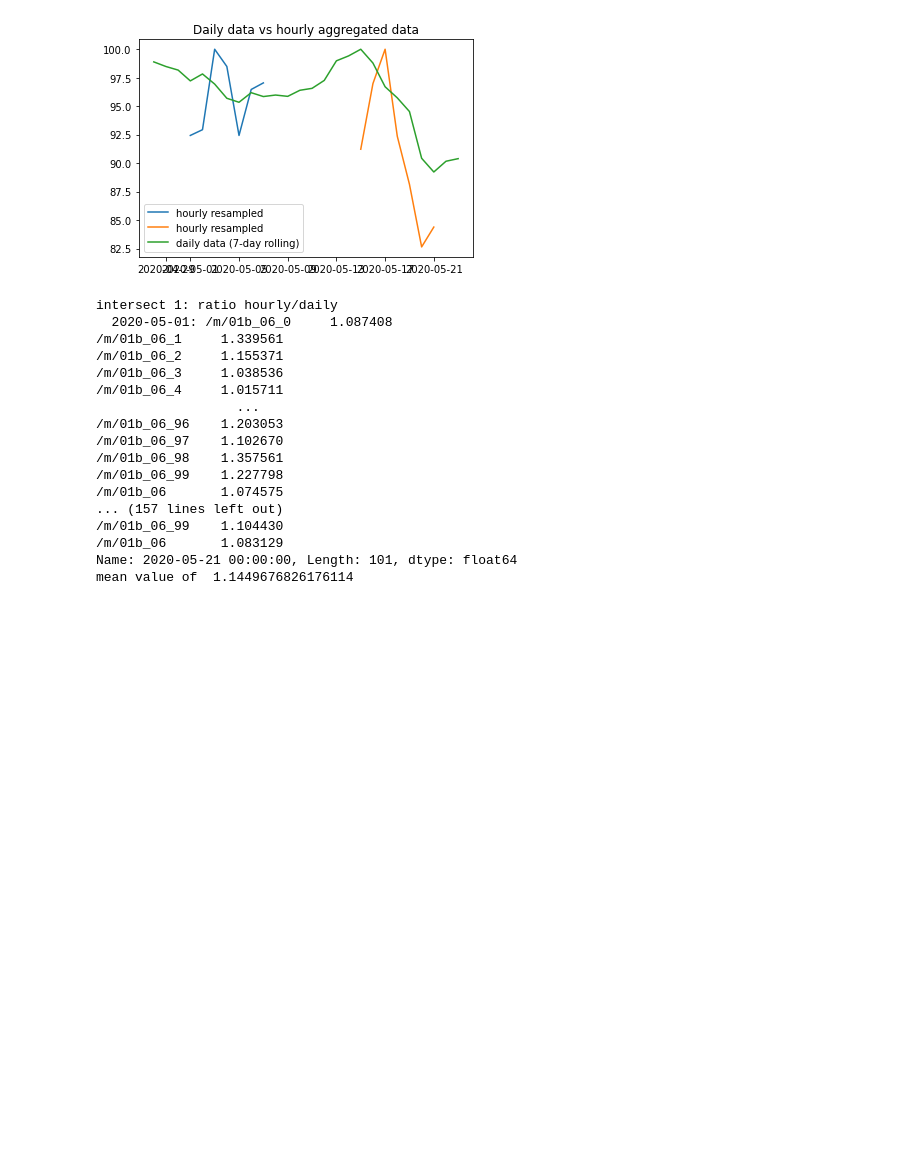
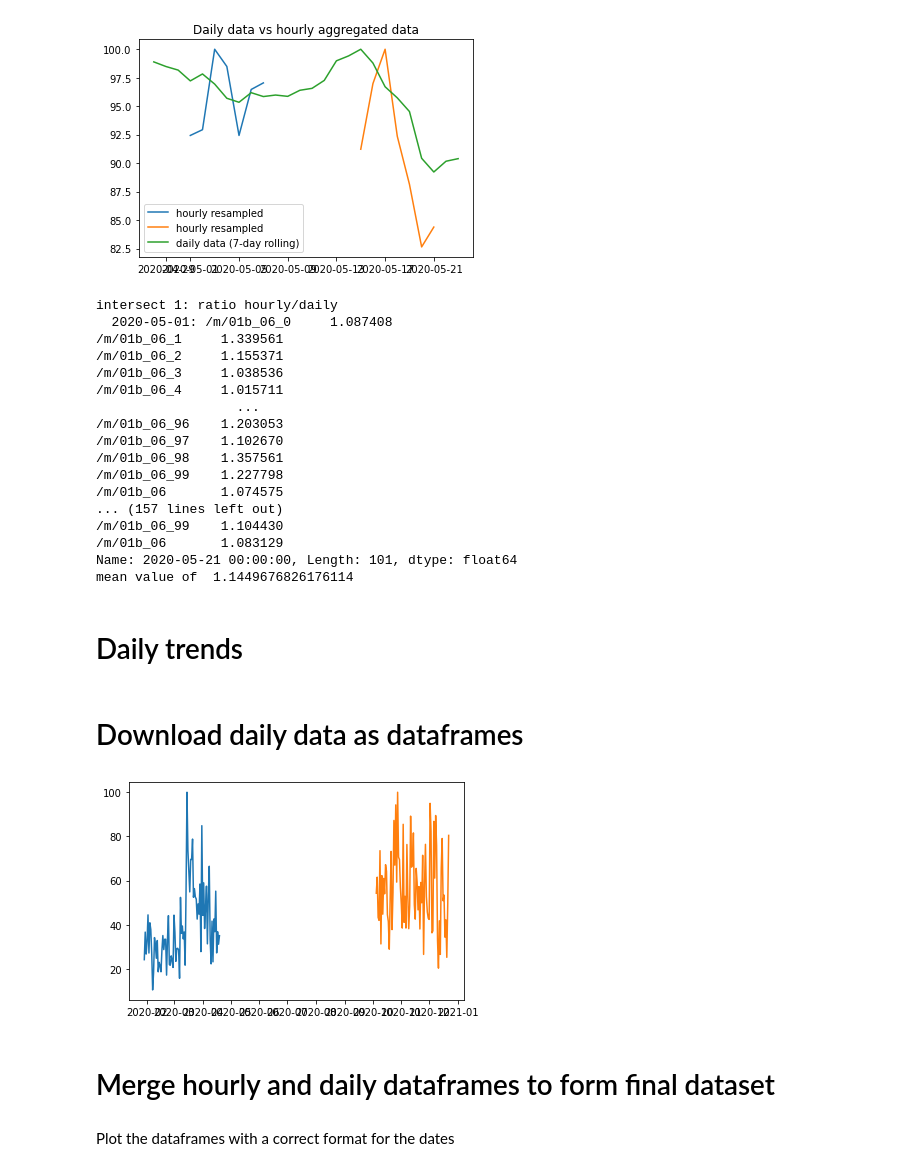
Before and after one commit to gerardmargaux/CovidThesis, a Jupyter notebook: src/trends_input.ipynb, the cells around one changed output. Drawn from its saved outputs; the diff is of its cells as text; code cells hidden in the pictures; blank space fills up the shorter version.

Commit message:
Belgian model data

```diff
--- a/src/trends_input.ipynb
+++ b/src/trends_input.ipynb
@@ -56,7 +60,7 @@ plt.show()
 # %% [output]
 [figure]
 # %%
-def merge_trends_batches(left, right, overlap_hour, topic):
+def merge_trends_batches(left, right, overlap_time, topic, isHour=True, verbose=False):
     """
     return the concatenation of left and right, correctly scaled based on their overlap (in hours)
 
@@ -69,10 +73,18 @@ def merge_trends_batches(left, right, overlap_hour, topic):
         return right
     # retrieve the overlapping points:
     overlap_start = right.index.min()
-    overlap_end = overlap_start + datetime.timedelta(hours=overlap_hour-1)
+    if isHour:
+        overlap_end = overlap_start + datetime.timedelta(hours=overlap_time - 1)
+    else:
+        overlap_end = overlap_start + datetime.timedelta(days=overlap_time - 1)
     left_overlap = left[overlap_start:overlap_end]
     right_overlap = right[overlap_start:overlap_end]
-    scaling = (left_overlap[topic] / right_overlap[topic]).mean()
+    scaling_full = (left_overlap[topic] / right_overlap[topic]).replace([np.inf, -np.inf], np.nan).dropna()
+    if verbose:
+        #print('overlap left:', left_overlap[topic])
+        #print('overlap right:', right_overlap[topic])
+        print('ratio:', scaling_full)
+    scaling = scaling_full.mean()
     if scaling < 1:  # right has not the good scale
         right_to_add = right[right.index > overlap_end]
         right_to_add = right_to_add * scaling
@@ -383,3 +395,5 @@ intersect 1: ratio hourly/daily
 /m/01b_06       1.083129
 Name: 2020-05-21 00:00:00, Length: 101, dtype: float64
 mean value of  1.1449676826176114
+# %% [markdown]
+# Daily trends
@@ -385,0 +450,27 @@ mean value of  1.1449676826176114
+# %% [markdown]
+# Download daily data as dataframes
+# %%
+date_parser = lambda x: datetime.datetime.strptime(x, "%Y-%m-%d")
+df_daily = {geo : {} for geo in geocodes}  # stores as a dict of dict of list of pandas dataframe
+# format: {geo: {topic: [df_daily_1, df_daily_2, ...]}}
+pattern = "([A-Z]{2}(?:-[A-Z])?)-(\D*)-(\d{4}-\d{2}-\d{2})-(\d{4}-\d{2}-\d{2})\.csv"
+for file in sorted(os.listdir(data_daily_dir)):
+    if not os.path.isfile(os.path.join(data_daily_dir, file)):
+        continue  # look only at the files
+    search_obj = re.search(pattern, file)
+    geo, topic, begin, end = (search_obj.group(i) for i in range(1,5))
+    code = topics[topic]
+    df = pd.read_csv(f"{data_daily_dir}/{file}", parse_dates=['date'], date_parser=date_parser).set_index('date')
+    df = df[[code]]
+    df_daily[geo][topic] = df_daily[geo].get(topic, []) + [df]
+# %%
+plt.figure()
+for df in df_daily['BE']['Respiration']:
+    plt.plot(df)
+plt.show()
+# %% [output]
+[figure, added]
+# %% [markdown]
+# Merge hourly and daily dataframes to form final dataset
+# %% [markdown]
+Plot the dataframes with a correct format for the dates
```
Also changed, not shown: parts of 11 cells of this notebook, 15 other files.
